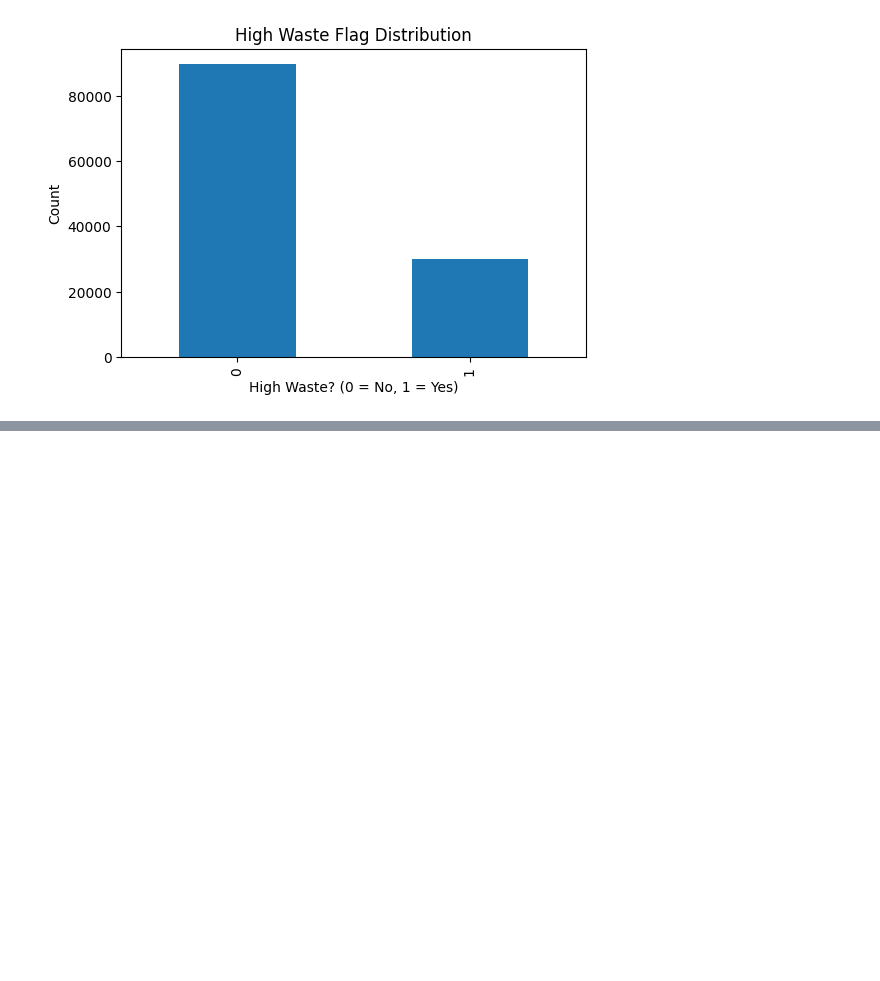
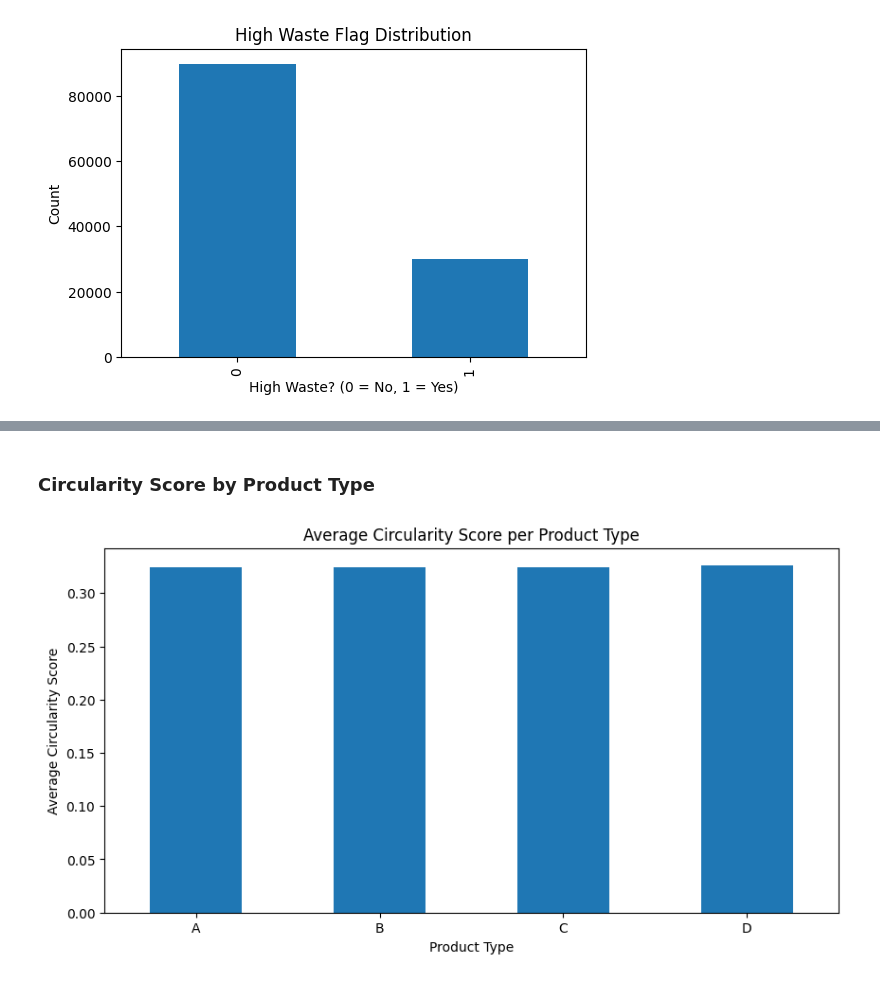
Before and after one commit to Alexander789400/AI-driven-Circular-Economy-Tracker, a Jupyter notebook: Circular_Economy.ipynb, the cells around one changed output, grey strips where cells are left out. Drawn from its saved outputs; the diff is of its cells as text; code cells hidden in the pictures; blank space fills up the shorter version.

```diff
--- a/Circular_Economy.ipynb
+++ b/Circular_Economy.ipynb
@@ -329,0 +440,12 @@ plt.show()
+# %% [markdown]
+### Circularity Score by Product Type
+# %%
+plt.figure(figsize=(10,5))
+df.groupby('product_type')['circularity_score'].mean().plot(kind='bar')
+plt.xlabel("Product Type")
+plt.ylabel("Average Circularity Score")
+plt.title("Average Circularity Score per Product Type")
+plt.xticks(rotation=0)
+plt.show()
+# %% [output]
+[figure, added]
```
Also changed, not shown: parts of 29 cells of this notebook, 3 other files.
